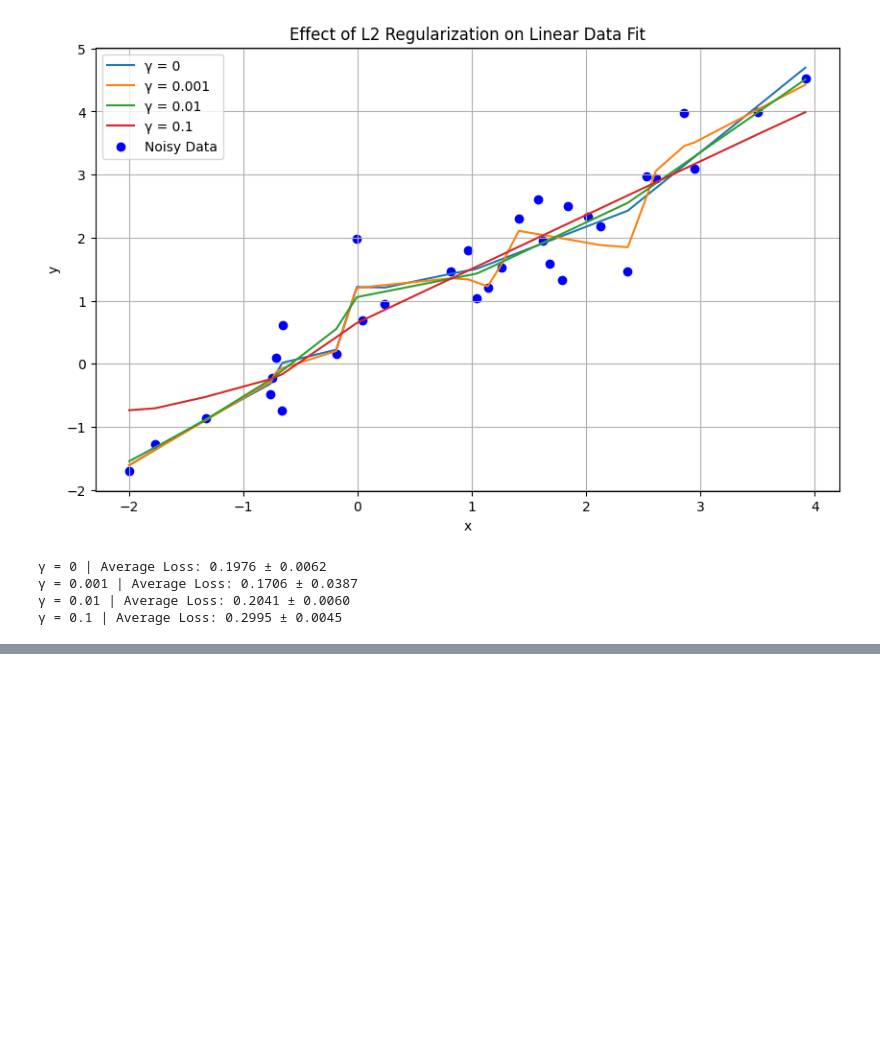
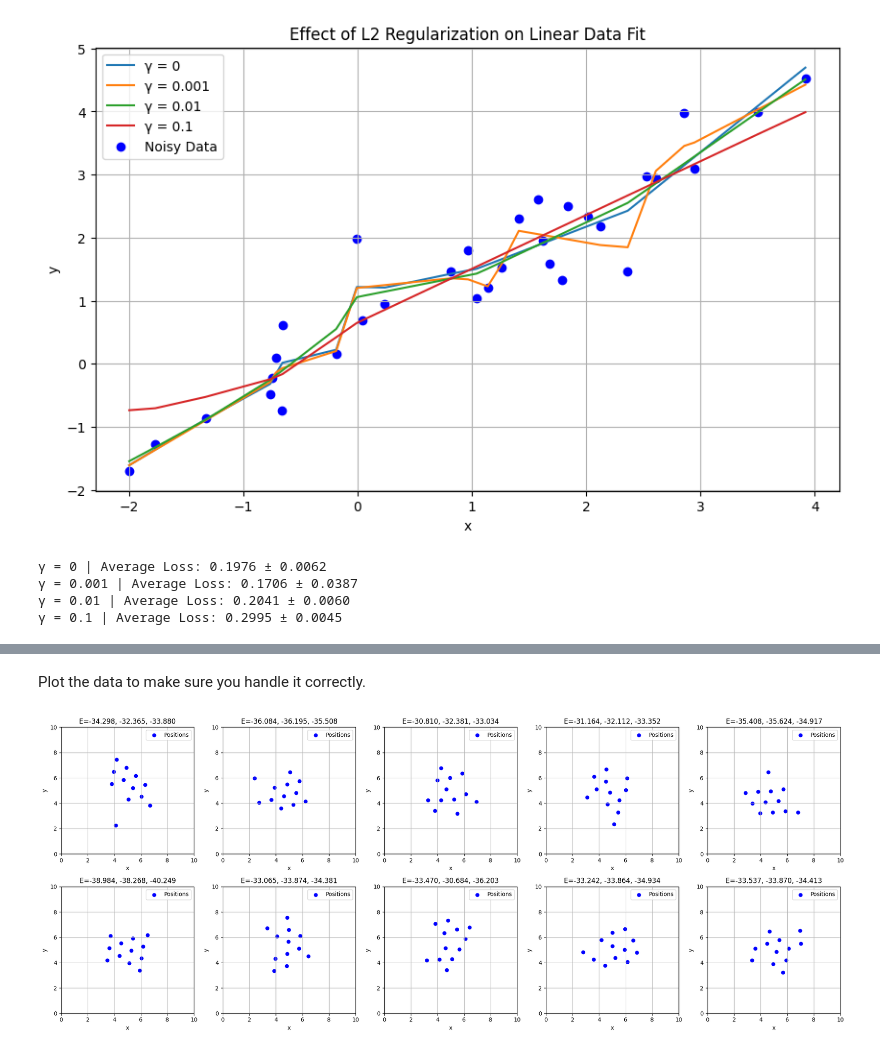
Before and after one commit to Justusperthes/Comphy, a Jupyter notebook: w10/regression.ipynb, the cells around one changed output, grey strips where cells are left out. Drawn from its saved outputs; the diff is of its cells as text; code cells hidden in the pictures; blank space fills up the shorter version.

```diff
--- a/w10/regression.ipynb
+++ b/w10/regression.ipynb
@@ -752,0 +775,3 @@ plot_model_fit(xs_test, ys_test, "Model Fit on Test Data", "Test")
+# %%
+data_flat = np.loadtxt('pos_e1_e2_e3_1000.txt')
+data_flat[0]
@@ -752,0 +789,3 @@ plot_model_fit(xs_test, ys_test, "Model Fit on Test Data", "Test")
+# %%
+data_in_file = [[d[:24].reshape(12,2),d[24],d[25],d[26]] for d in data_flat]
+data_in_file[0]
@@ -752,0 +808,23 @@ plot_model_fit(xs_test, ys_test, "Model Fit on Test Data", "Test")
+# %% [markdown]
+Plot the data to make sure you handle it correctly.
+# %%
+fig, axes = plt.subplots(2, 5, figsize=(20, 8))
+
+for ax, (positions, energy1, energy2, energy3) in zip(axes.ravel(), data_in_file):
+    x = positions[:, 0]
+    y = positions[:, 1]
+
+    ax.scatter(x, y, c="blue", label="Positions")
+    ax.grid(True)
+    ax.set_title(f'E={energy1:.3f}, {energy2:.3f}, {energy3:.3f}')
+    ax.set_xlabel("x")
+    ax.set_ylabel("y")
+    ax.set_xlim(0,10)
+    ax.set_ylim(0,10)
+
+    ax.legend()
+
+plt.tight_layout()
+plt.show()
+# %% [output]
+[figure, added]
```
Also changed, not shown: parts of 21 cells of this notebook, 1 other file.
